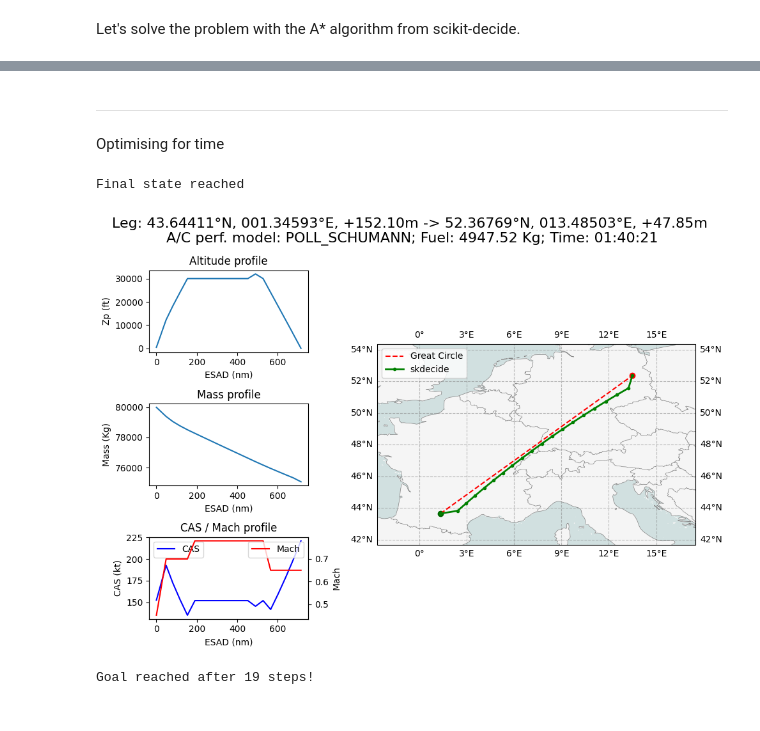
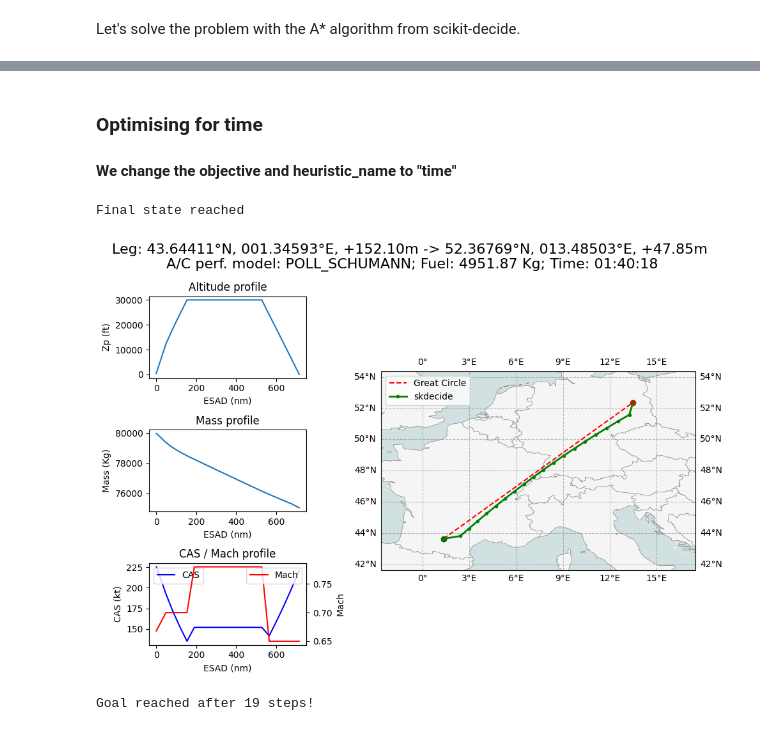
Before and after one commit to C-W-Evans/planning, a Jupyter notebook: planning_tp_2.ipynb, the cells around one changed output, grey strips where cells are left out. Saved outputs shown, nothing was run; the diff lists cells and outputs as text; code cells hidden in the pictures.

```diff
--- a/planning_tp_2.ipynb
+++ b/planning_tp_2.ipynb
@@ -106,36 +107,35 @@ Optimize for distance and time too, and compare the resulting trajectory and pro
 # %% [markdown]
-***
-Optimising for time
+### Optimising for time
+#### We change the objective and heuristic_name to "time"
 # %%
-### YOUR TURN ### update the heuristic to distance or time heuristic from fuel heuristic
-
 domain_factory = lambda: FlightPlanningDomain(
     aircraft_state=acState,
     mach_cruise=0.78,
     mach_climb=0.7,
     mach_descent=0.65,
     nb_forward_points=20,
     nb_lateral_points=10,
     nb_climb_descent_steps=5,
     flight_levels_ft=list(np.arange(30_000, 38_000 + 2_000, 2_000)),
     graph_width="medium",
     origin="LFBO",
     destination="EDDB",
-    objective="fuel",
+    objective="time",
     heuristic_name="time",
     weather_date=weather_date,
 )
 
 domain = domain_factory()
+
+
+with Astar(
+    domain_factory=domain_factory,
+    heuristic=lambda d, s: d.heuristic(s),
+    parallel=False,
+) as solver:
+    solver.solve()
+    domain.custom_rollout(solver=solver, make_img=True)
+# %% [output]
+Final state reached
+[figure, added]
+Goal reached after 19 steps!
-# %%
-with Astar(
-    domain_factory=domain_factory,
-    heuristic=lambda d, s: d.heuristic(s),
-    parallel=False,
-) as solver:
-    solver.solve()
-    domain.custom_rollout(solver=solver, make_img=True)
-# %% [output]
-Final state reached
-[figure, removed]
-Goal reached after 19 steps!
```
Also changed, not shown: parts of 34 cells of this notebook.
